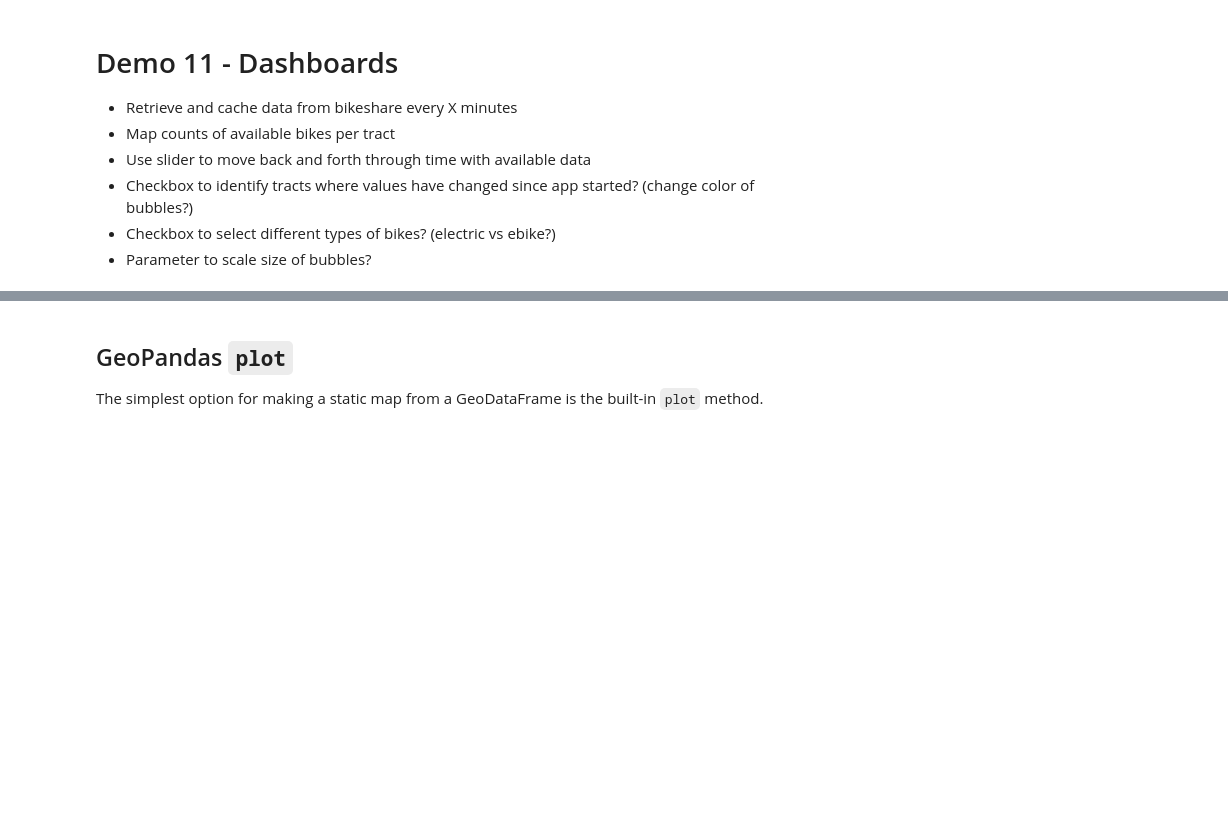
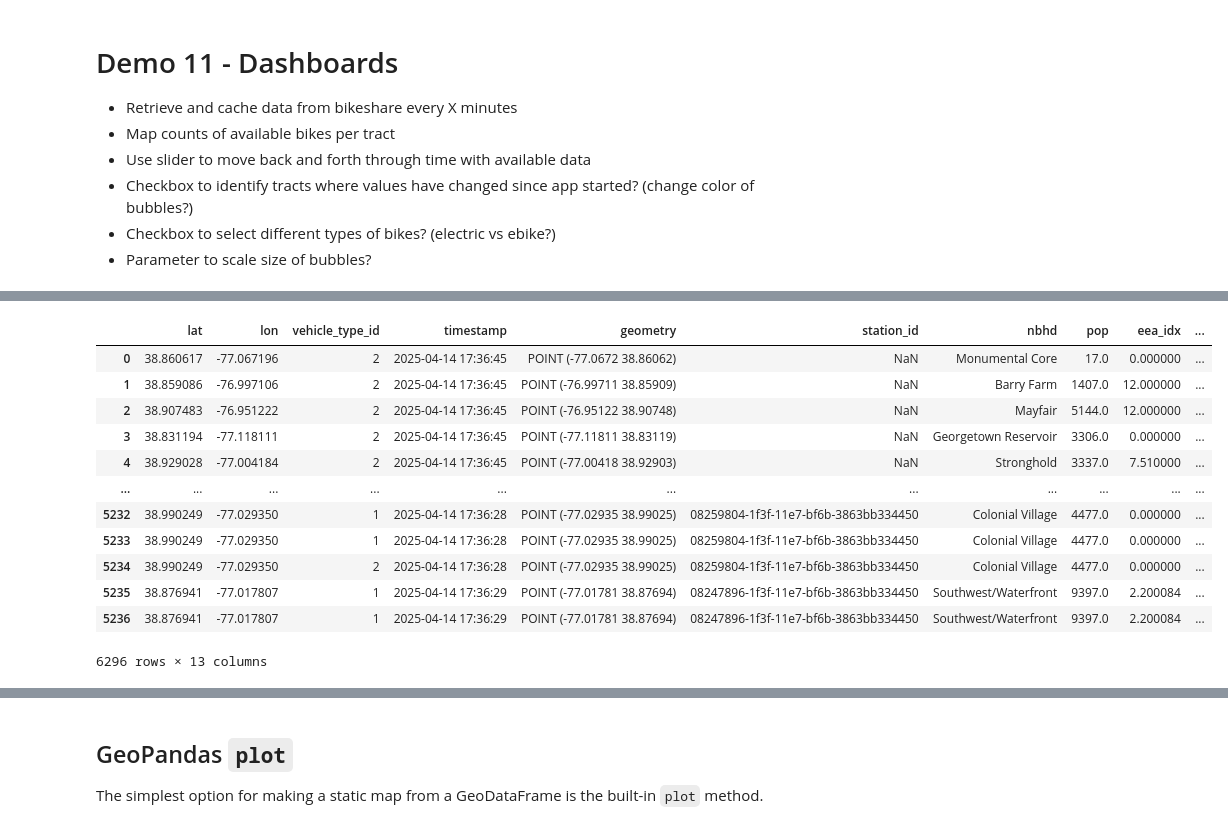
Before and after one commit to stg12793/ursp688y_sp2025, a Jupyter notebook: demos/demo11/demo11_prepped.ipynb, the cells around one changed output, grey strips where cells are left out. Cells and saved outputs as stored; diff of their text form; code cells hidden in the pictures; blank space fills up the shorter version.

Commit message:
demo 11 updates

```diff
--- a/demos/demo11/demo11_prepped.ipynb
+++ b/demos/demo11/demo11_prepped.ipynb
@@ -43,0 +26,17 @@ tracts_with_bike_counts_gdf = demo11.polygons_to_points(tracts_with_bike_counts_
+# %%
+# Load Data
+bikes_gdf, stations_gdf = demo11.load_bike_data()
+bikes_gdf = pd.concat([
+    bikes_gdf[['lat','lon','vehicle_type_id','timestamp','geometry']],
+    demo11.expand_stations_into_bikes(stations_gdf)])
+tracts_gdf = demo11.load_tracts()
+eea_df = pd.read_csv('mwcog_eea_2016_2020.csv')
+eea_df = demo11.clean_eea(eea_df)
+nbhds_gdf = demo11.load_nbhds()
+
+# Join equity emphasis area data to tracts
+tracts_gdf = tracts_gdf.merge(eea_df, on='tract_id', how='left')
+
+# Add tract data to nbhds with weighted average eea indices
+# Also limit to nhbds with tract data
+nbhds_gdf = demo11.add_tract_data_to_nbhds(nbhds_gdf, tracts_gdf)
@@ -43,0 +59,19 @@ tracts_with_bike_counts_gdf = demo11.polygons_to_points(tracts_with_bike_counts_
+# %%
+# Attach neighborhoods to bikes
+bikes_gdf = demo11.attach_points_to_points(bikes_gdf, nbhds_gdf)
+# %%
+bikes_gdf
+# %% [output]
+|  | lat | lon | vehicle_type_id | timestamp | geometry | station_id | nbhd | pop | eea_idx | ... |
+| 0 | 38.860617 | -77.067196 | 2 | 2025-04-14 17:36:45 | POINT (-77.0672 38.86062) | NaN | Monumental Core | 17.0 | 0.000000 | ... |
+| 1 | 38.859086 | -76.997106 | 2 | 2025-04-14 17:36:45 | POINT (-76.99711 38.85909) | NaN | Barry Farm | 1407.0 | 12.000000 | ... |
+| 2 | 38.907483 | -76.951222 | 2 | 2025-04-14 17:36:45 | POINT (-76.95122 38.90748) | NaN | Mayfair | 5144.0 | 12.000000 | ... |
+| 3 | 38.831194 | -77.118111 | 2 | 2025-04-14 17:36:45 | POINT (-77.11811 38.83119) | NaN | Georgetown Reservoir | 3306.0 | 0.000000 | ... |
+| 4 | 38.929028 | -77.004184 | 2 | 2025-04-14 17:36:45 | POINT (-77.00418 38.92903) | NaN | Stronghold | 3337.0 | 7.510000 | ... |
+| ... | ... | ... | ... | ... | ... | ... | ... | ... | ... | ... |
+| 5232 | 38.990249 | -77.029350 | 1 | 2025-04-14 17:36:28 | POINT (-77.02935 38.99025) | 08259804-1f3f-11e7-bf6b-3863bb334450 | Colonial Village | 4477.0 | 0.000000 | ... |
+| 5233 | 38.990249 | -77.029350 | 1 | 2025-04-14 17:36:28 | POINT (-77.02935 38.99025) | 08259804-1f3f-11e7-bf6b-3863bb334450 | Colonial Village | 4477.0 | 0.000000 | ... |
+| 5234 | 38.990249 | -77.029350 | 2 | 2025-04-14 17:36:28 | POINT (-77.02935 38.99025) | 08259804-1f3f-11e7-bf6b-3863bb334450 | Colonial Village | 4477.0 | 0.000000 | ... |
+| 5235 | 38.876941 | -77.017807 | 1 | 2025-04-14 17:36:29 | POINT (-77.01781 38.87694) | 08247896-1f3f-11e7-bf6b-3863bb334450 | Southwest/Waterfront | 9397.0 | 2.200084 | ... |
+| 5236 | 38.876941 | -77.017807 | 1 | 2025-04-14 17:36:29 | POINT (-77.01781 38.87694) | 08247896-1f3f-11e7-bf6b-3863bb334450 | Southwest/Waterfront | 9397.0 | 2.200084 | ... |
+6296 rows × 13 columns
```
Also changed, not shown: parts of 21 cells of this notebook, 4 other files.
